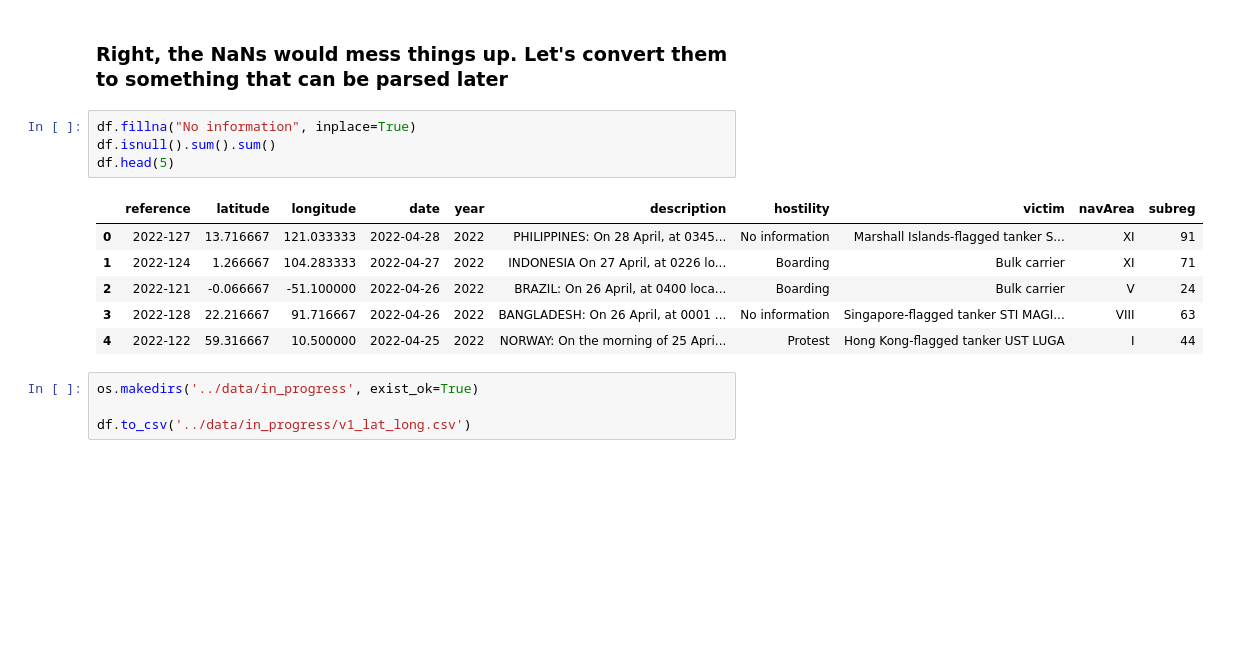
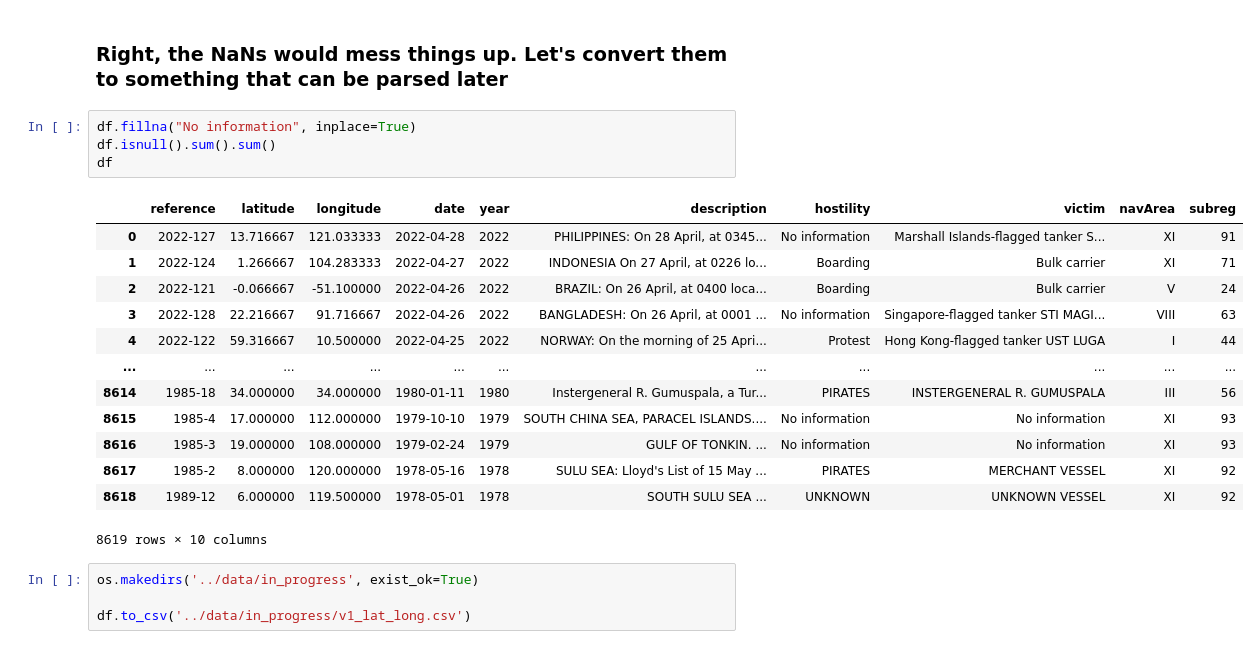
Before and after one commit to hrokr/International-Maritime-Piracy, a Jupyter notebook: notebooks/step1_munging_data.ipynb, the cells around one changed output. Cells and saved outputs as stored; diff of their text form; blank space fills up the shorter version.

```diff
--- a/notebooks/step1_munging_data.ipynb
+++ b/notebooks/step1_munging_data.ipynb
@@ -155,14 +174,21 @@ KeyError: 'date2'
 # %%
 df.fillna("No information", inplace=True)
 df.isnull().sum().sum()
-df.head(5)
+df
 # %% [output]
 |  | reference | latitude | longitude | date | year | description | hostility | victim | navArea | subreg |
 | 0 | 2022-127 | 13.716667 | 121.033333 | 2022-04-28 | 2022 | PHILIPPINES: On 28 April, at 0345... | No information | Marshall Islands-flagged tanker S... | XI | 91 |
 | 1 | 2022-124 | 1.266667 | 104.283333 | 2022-04-27 | 2022 | INDONESIA On 27 April, at 0226 lo... | Boarding | Bulk carrier | XI | 71 |
 | 2 | 2022-121 | -0.066667 | -51.100000 | 2022-04-26 | 2022 | BRAZIL: On 26 April, at 0400 loca... | Boarding | Bulk carrier | V | 24 |
 | 3 | 2022-128 | 22.216667 | 91.716667 | 2022-04-26 | 2022 | BANGLADESH: On 26 April, at 0001 ... | No information | Singapore-flagged tanker STI MAGI... | VIII | 63 |
 | 4 | 2022-122 | 59.316667 | 10.500000 | 2022-04-25 | 2022 | NORWAY: On the morning of 25 Apri... | Protest | Hong Kong-flagged tanker UST LUGA | I | 44 |
+| ... | ... | ... | ... | ... | ... | ... | ... | ... | ... | ... |
+| 8614 | 1985-18 | 34.000000 | 34.000000 | 1980-01-11 | 1980 | Instergeneral R. Gumuspala, a Tur... | PIRATES | INSTERGENERAL R. GUMUSPALA | III | 56 |
+| 8615 | 1985-4 | 17.000000 | 112.000000 | 1979-10-10 | 1979 | SOUTH CHINA SEA, PARACEL ISLANDS.... | No information | No information | XI | 93 |
+| 8616 | 1985-3 | 19.000000 | 108.000000 | 1979-02-24 | 1979 | GULF OF TONKIN. ... | No information | No information | XI | 93 |
+| 8617 | 1985-2 | 8.000000 | 120.000000 | 1978-05-16 | 1978 | SULU SEA: Lloyd's List of 15 May ... | PIRATES | MERCHANT VESSEL | XI | 92 |
+| 8618 | 1989-12 | 6.000000 | 119.500000 | 1978-05-01 | 1978 | SOUTH SULU SEA ... | UNKNOWN | UNKNOWN VESSEL | XI | 92 |
+8619 rows × 10 columns
 # %%
 os.makedirs('../data/in_progress', exist_ok=True)
 
```
Also changed, not shown: parts of 4 cells of this notebook.
